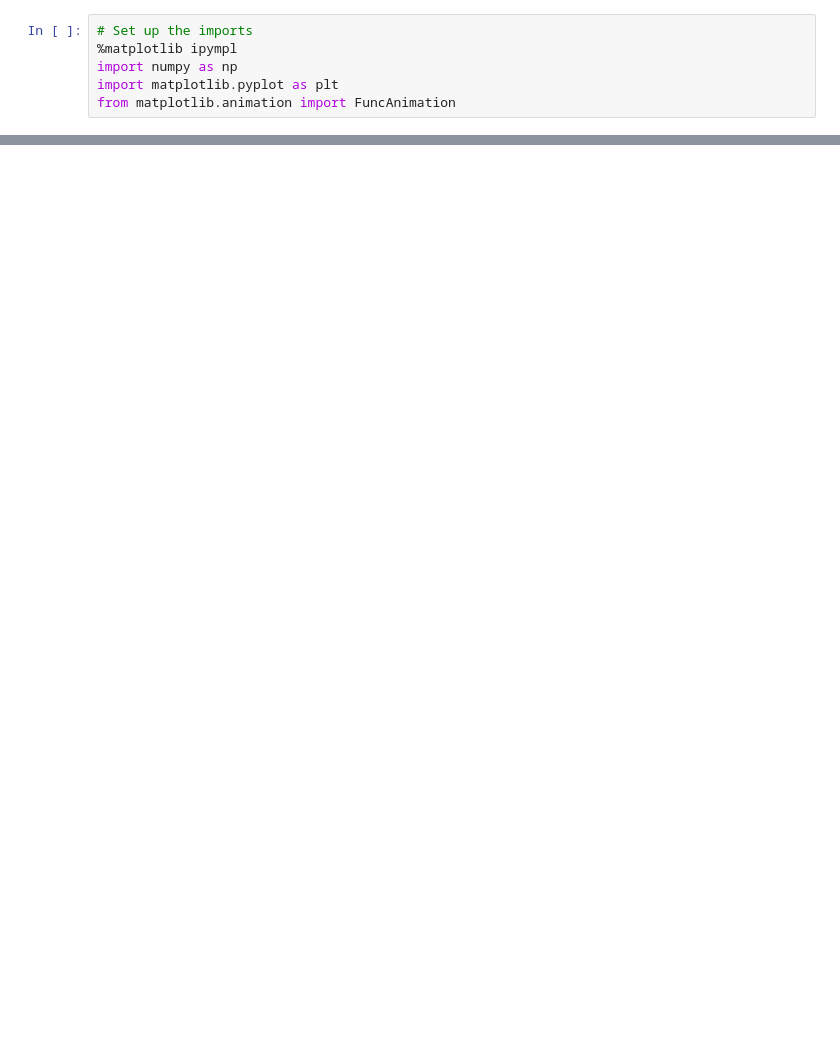
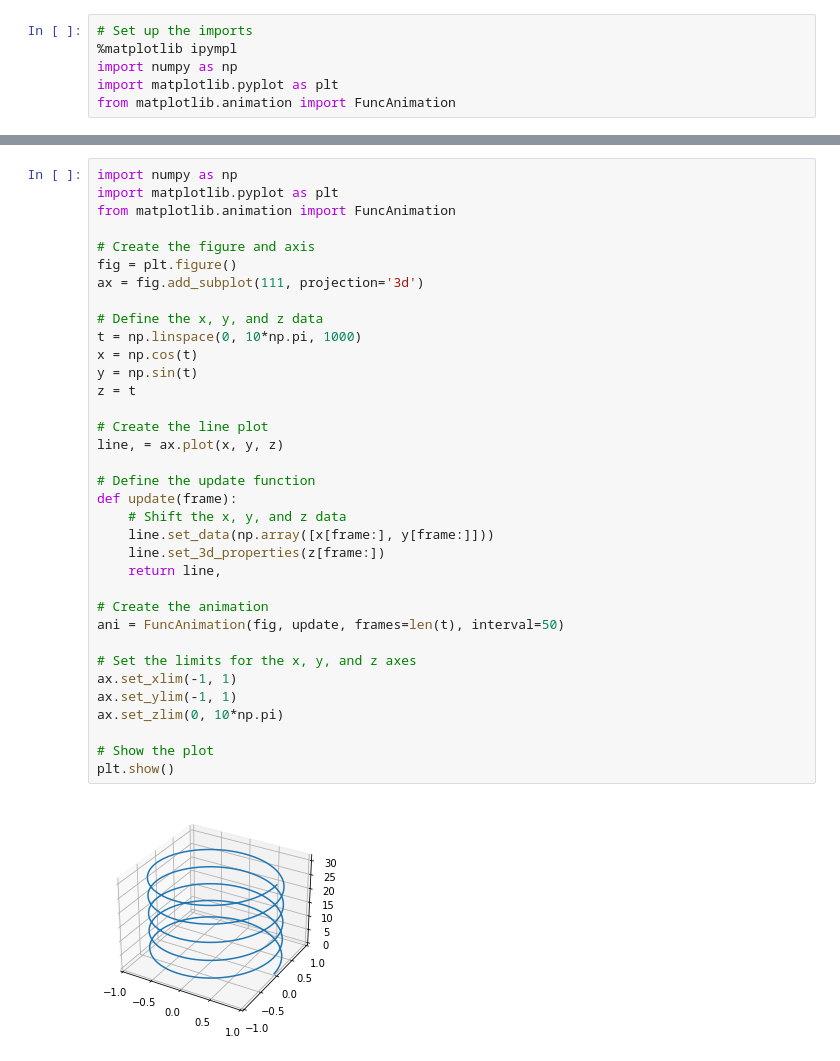
Before and after one commit to AnonymousePikachu/EE2703-ASL, a Jupyter notebook: Week6/Week6_solution.ipynb, the cells around one changed output, grey strips where cells are left out. Saved outputs shown, nothing was run; the diff lists cells and outputs as text; blank space fills up the shorter version.

Commit message:
Plotting in 3D working

```diff
--- a/Week6/Week6_solution.ipynb
+++ b/Week6/Week6_solution.ipynb
@@ -56,0 +157,37 @@ plt.show()
+# %%
+import numpy as np
+import matplotlib.pyplot as plt
+from matplotlib.animation import FuncAnimation
+
+# Create the figure and axis
+fig = plt.figure()
+ax = fig.add_subplot(111, projection='3d')
+
+# Define the x, y, and z data
+t = np.linspace(0, 10*np.pi, 1000)
+x = np.cos(t)
+y = np.sin(t)
+z = t
+
+# Create the line plot
+line, = ax.plot(x, y, z)
+
+# Define the update function
+def update(frame):
+    # Shift the x, y, and z data
+    line.set_data(np.array([x[frame:], y[frame:]]))
+    line.set_3d_properties(z[frame:])
+    return line,
+
+# Create the animation
+ani = FuncAnimation(fig, update, frames=len(t), interval=50)
+
+# Set the limits for the x, y, and z axes
+ax.set_xlim(-1, 1)
+ax.set_ylim(-1, 1)
+ax.set_zlim(0, 10*np.pi)
+
+# Show the plot
+plt.show()
+# %% [output]
+[figure, added]
```
Also changed, not shown: parts of 6 cells of this notebook, 4 other files.
